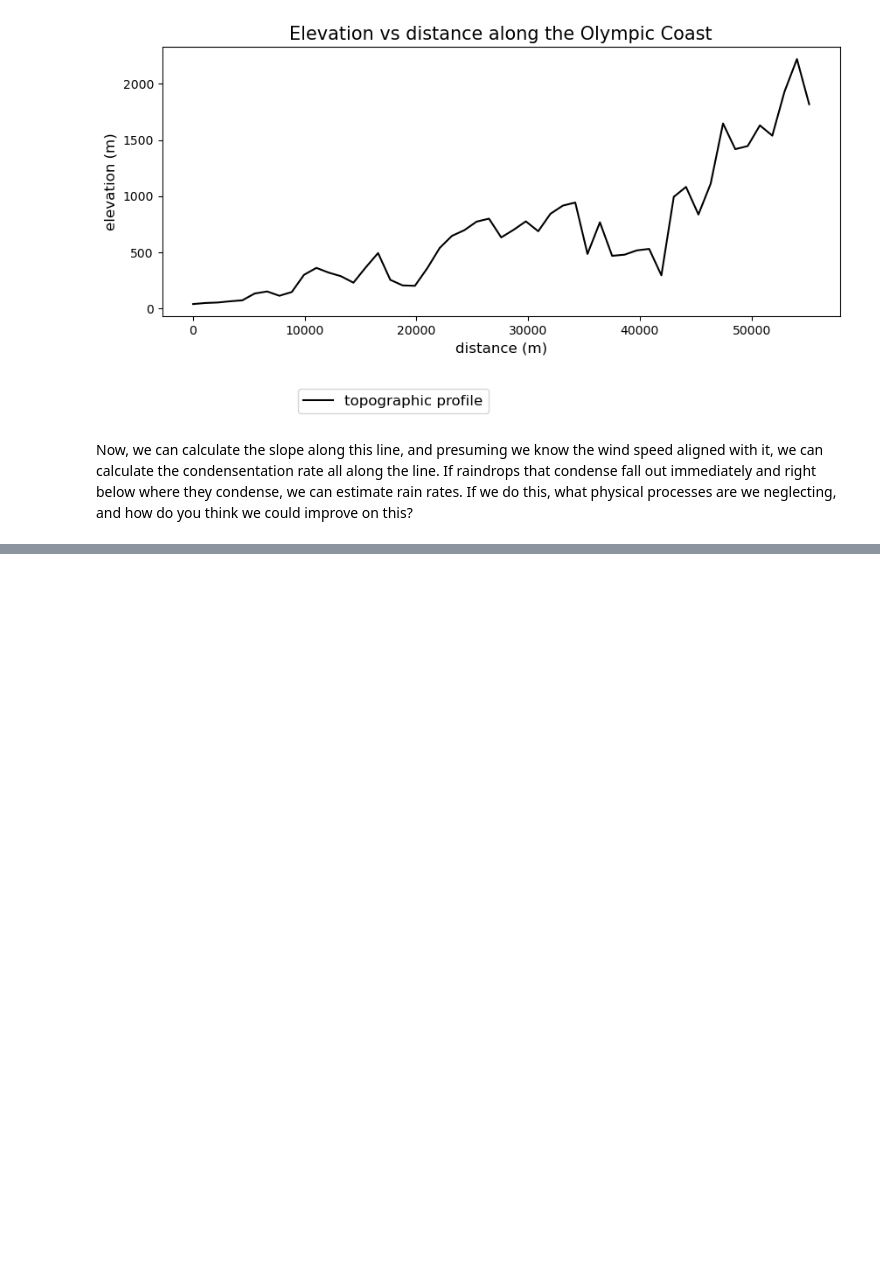
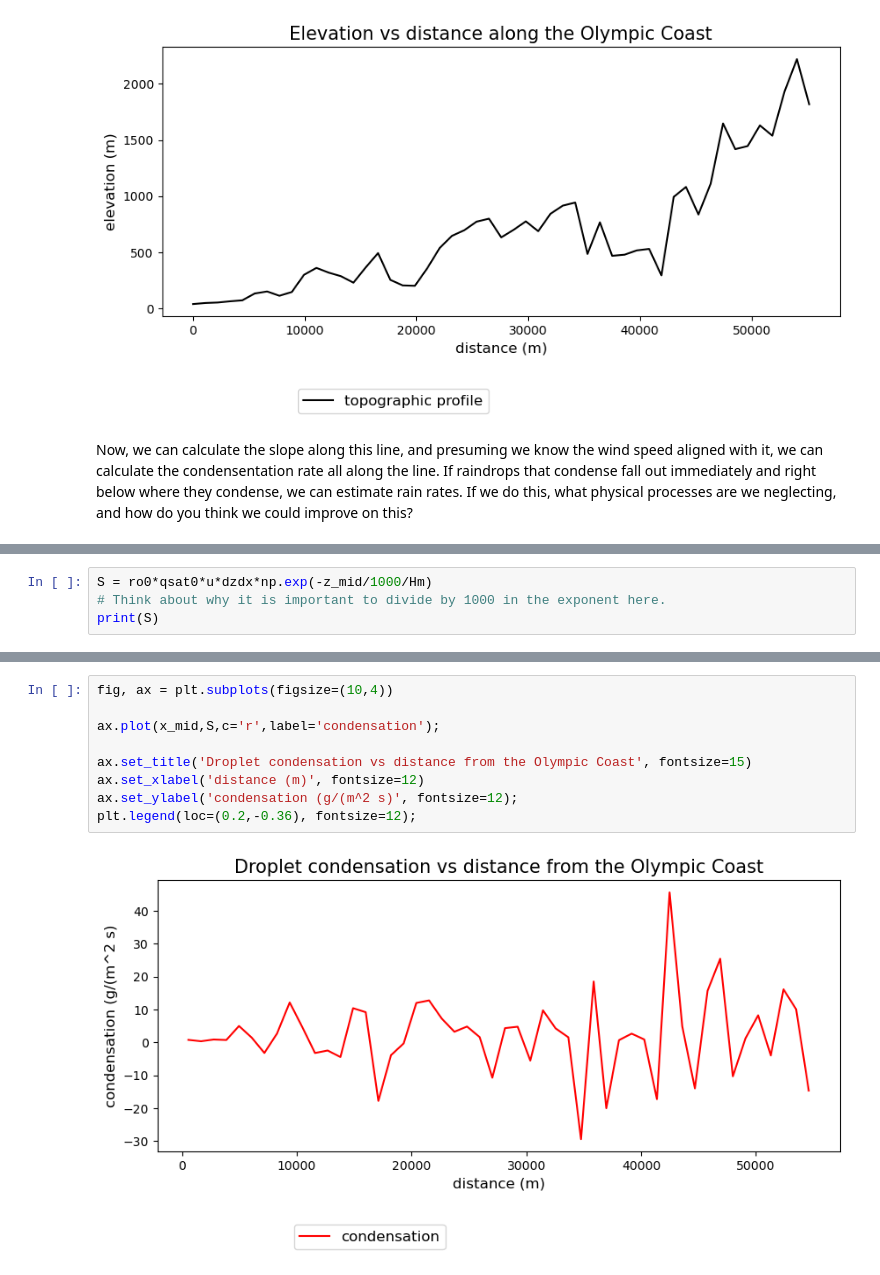
Before and after one commit to Mountain-Hydrology-Research-Group/Fluid_Flows, a Jupyter notebook: modules/lab5/lab5-3.ipynb, the cells around one changed output, grey strips where cells are left out. Drawn from its saved outputs; the diff is of its cells as text; blank space fills up the shorter version.

```diff
--- a/modules/lab5/lab5-3.ipynb
+++ b/modules/lab5/lab5-3.ipynb
@@ -165,0 +197,4 @@ NameError: name 'np' is not defined
+# %%
+S = ro0*qsat0*u*dzdx*np.exp(-z_mid/1000/Hm)
+# Think about why it is important to divide by 1000 in the exponent here.
+print(S)
@@ -165,0 +212,11 @@ NameError: name 'np' is not defined
+# %%
+fig, ax = plt.subplots(figsize=(10,4))
+
+ax.plot(x_mid,S,c='r',label='condensation');
+
+ax.set_title('Droplet condensation vs distance from the Olympic Coast', fontsize=15)
+ax.set_xlabel('distance (m)', fontsize=12)
+ax.set_ylabel('condensation (g/(m^2 s)', fontsize=12);
+plt.legend(loc=(0.2,-0.36), fontsize=12);
+# %% [output]
+[figure, added]
```
Also changed, not shown: parts of 11 cells of this notebook, 3 other files.
